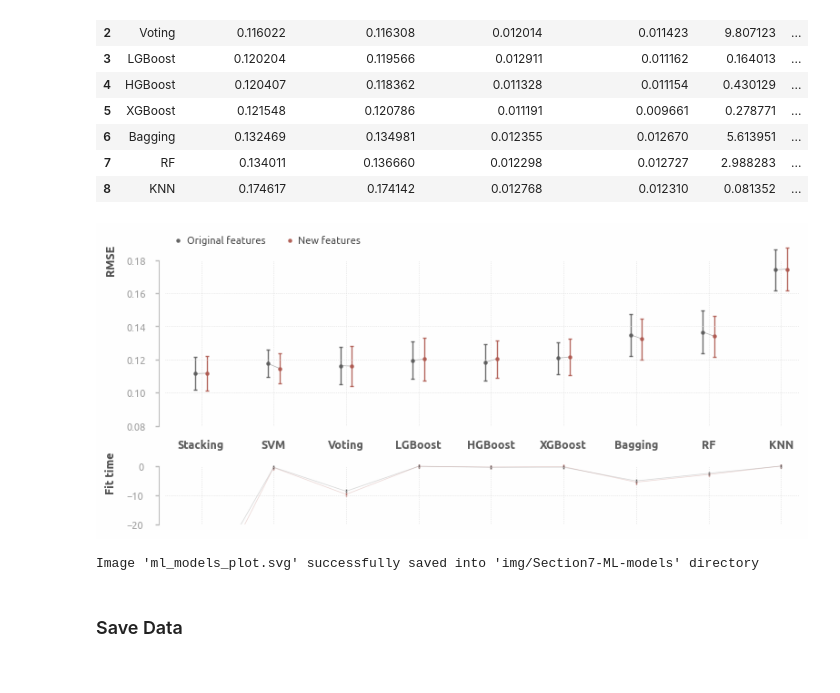
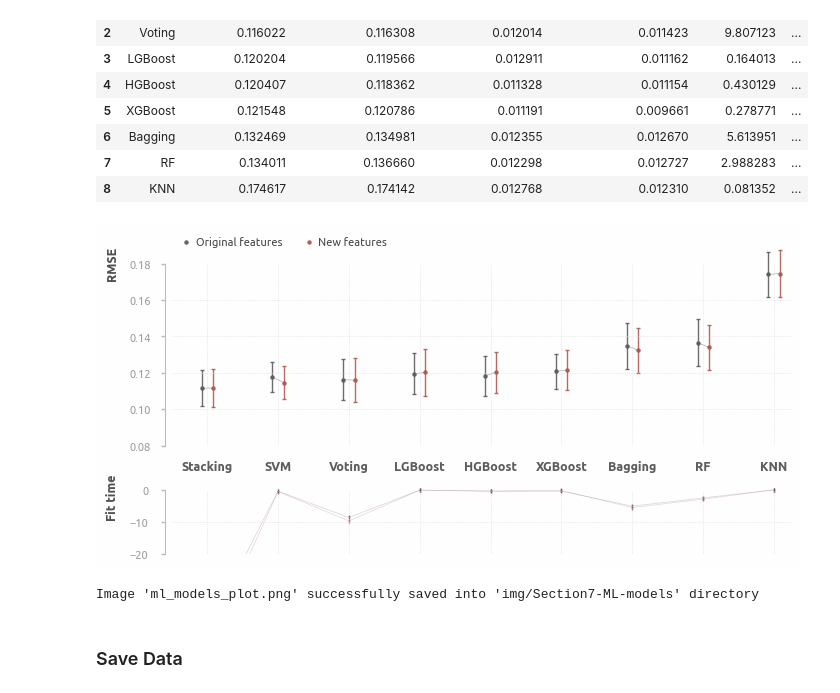
Before and after one commit to a-chasovsky/house-prices, a Jupyter notebook: Section7-ML-models.ipynb, the cells around one changed output. Saved outputs shown, nothing was run; the diff lists cells and outputs as text; code cells hidden in the pictures.

```diff
--- a/Section7-ML-models.ipynb
+++ b/Section7-ML-models.ipynb
@@ -1062,7 +1062,7 @@ x2 = xticks_ft - results_delta
 y1 = results['MeanScore_new'].tolist()
 y2 = results['MeanScore_original'].tolist()
 # %%
-fig, ax = plt.subplots(2, 1, figsize=(9, 4), height_ratios=[2.5, 1])
+fig, ax = plt.subplots(2, 1, figsize=(8, 4), height_ratios=[2.5, 1])
 
 # feaures plot
 plt.subplot(2,1,1)
@@ -1183,35 +1183,35 @@ ax[1].set_xticks(ax1_xticks)
 ax[1].set_xticklabels(
     xtickslabels, weight='bold', fontsize=9, color='0.4')
 ax[1].set_xlim(0.5, 9.25)
 # yticks and limits
 ax1_yticks = arange(-20, 0, 10, True)
 ax[1].set_yticks(ax1_yticks)
 ax[1].set_ylim(-20, 5)
 # ylabel
 ax[1].set_ylabel('Fit time')
 # grid false
 ax[1].grid(False)
 # generate grid
 # horizontal lines
 for i in ax1_yticks[1:-1]:
     ax[1].hlines(i, ax[1].get_xlim()[0], ax[1].get_xlim()[-1], lw=0.5, ls=':', color='0.85')
 # vertical lines
 for i in ax1_xticks:
     ax[1].vlines(i, ax[1].get_ylim()[0], ax1_yticks[-1], lw=0.5, ls=':', color='0.85')
 # legend
 ax[0].legend(
     ncols=2, bbox_to_anchor=(0, 0.94), loc='lower left', frameon=False,
     fontsize=8, alignment='left', markerscale=1,
     handletextpad=0.5, handlelength=0.75, scatteryoffsets=[0.5]
 )
 # adjust
 plt.subplots_adjust(hspace=0.2)
 plt.show()
 
 savefig('ml_models_plot', dir_save)
 # %% [output]
-[figure, old version]
+[figure, new version]
-Image 'ml_models_plot.svg' successfully saved into 'img/Section7-ML-models' directory
+Image 'ml_models_plot.png' successfully saved into 'img/Section7-ML-models' directory
 # %% [markdown]
 ### Save Data
 # %%
```
Also changed, not shown: parts of 4 cells of this notebook, 6 other files.
